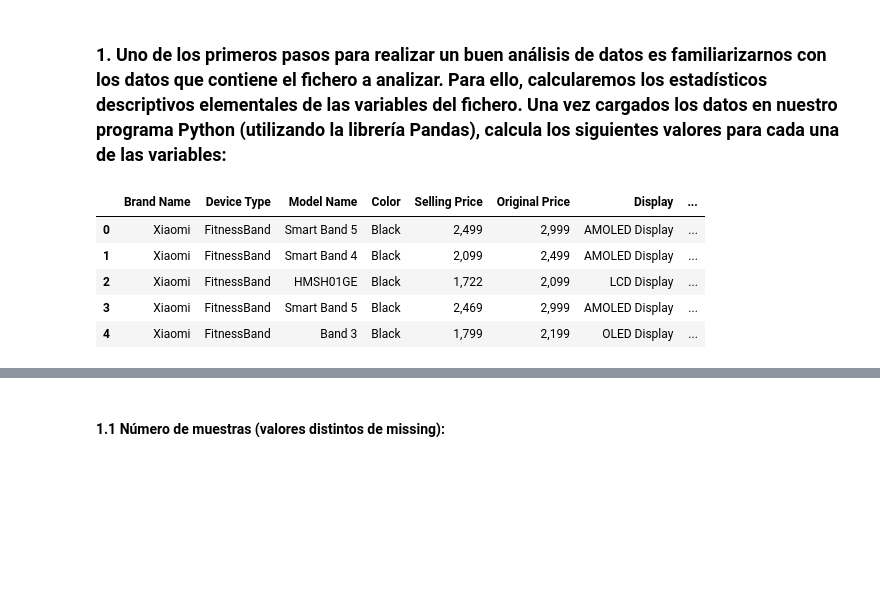
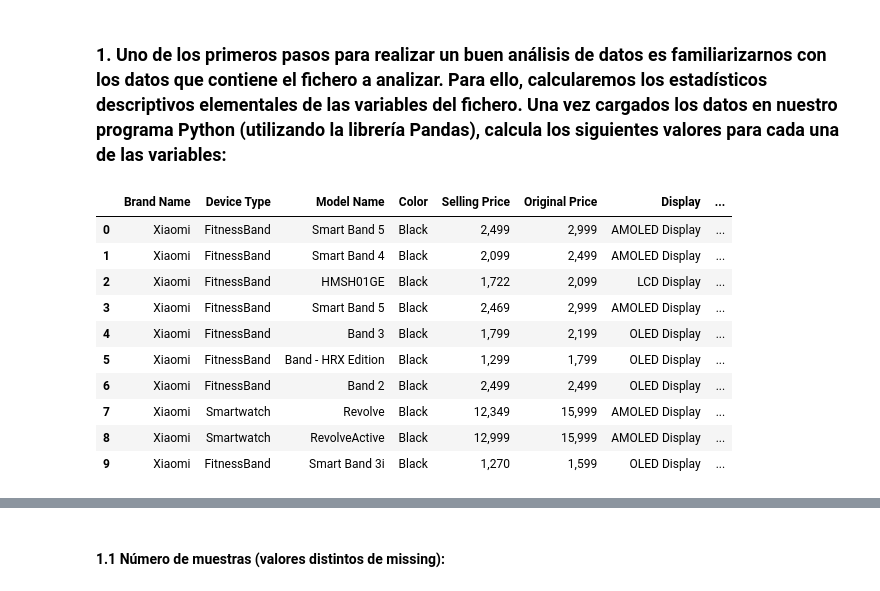
Before and after one commit to afercaceres/Fitness_Trackers, a Jupyter notebook: practica_python.ipynb, the cells around one changed output, grey strips where cells are left out. Drawn from its saved outputs; the diff is of its cells as text; code cells hidden in the pictures; blank space fills up the shorter version.

```diff
--- a/practica_python.ipynb
+++ b/practica_python.ipynb
@@ -9,14 +9,19 @@ Autor: Antonio Fernández Cáceres
 # %%
 import math
 import pandas as pd
 import seaborn as sns
 
 datos = pd.read_csv("Fitness_trackers.csv")
-datos.head()
+datos.head(10)
 # %% [output]
 |  | Brand Name | Device Type | Model Name | Color | Selling Price | Original Price | Display | ... |
 | 0 | Xiaomi | FitnessBand | Smart Band 5 | Black | 2,499 | 2,999 | AMOLED Display | ... |
 | 1 | Xiaomi | FitnessBand | Smart Band 4 | Black | 2,099 | 2,499 | AMOLED Display | ... |
 | 2 | Xiaomi | FitnessBand | HMSH01GE | Black | 1,722 | 2,099 | LCD Display | ... |
 | 3 | Xiaomi | FitnessBand | Smart Band 5 | Black | 2,469 | 2,999 | AMOLED Display | ... |
 | 4 | Xiaomi | FitnessBand | Band 3 | Black | 1,799 | 2,199 | OLED Display | ... |
+| 5 | Xiaomi | FitnessBand | Band - HRX Edition | Black | 1,299 | 1,799 | OLED Display | ... |
+| 6 | Xiaomi | FitnessBand | Band 2 | Black | 2,499 | 2,499 | OLED Display | ... |
+| 7 | Xiaomi | Smartwatch | Revolve | Black | 12,349 | 15,999 | AMOLED Display | ... |
+| 8 | Xiaomi | Smartwatch | RevolveActive | Black | 12,999 | 15,999 | AMOLED Display | ... |
+| 9 | Xiaomi | FitnessBand | Smart Band 3i | Black | 1,270 | 1,599 | OLED Display | ... |
```
Also changed, not shown: parts of 101 cells of this notebook.
